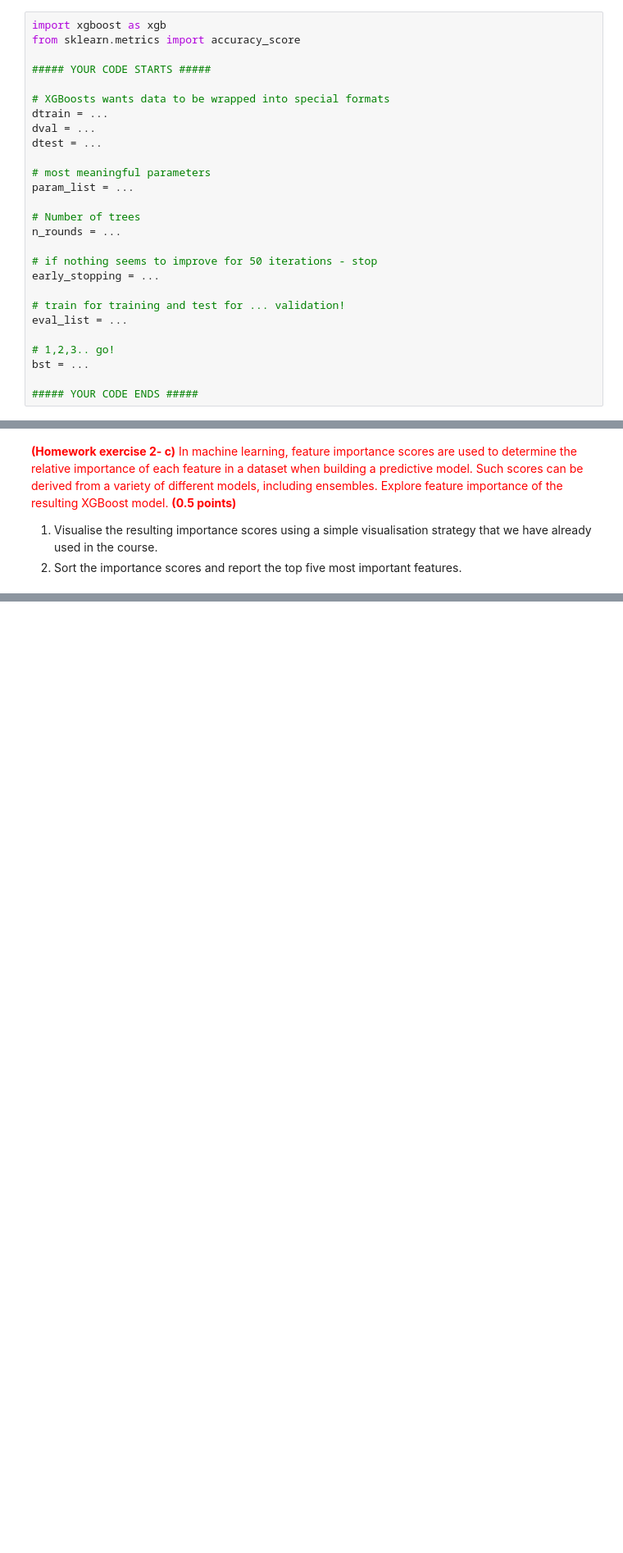
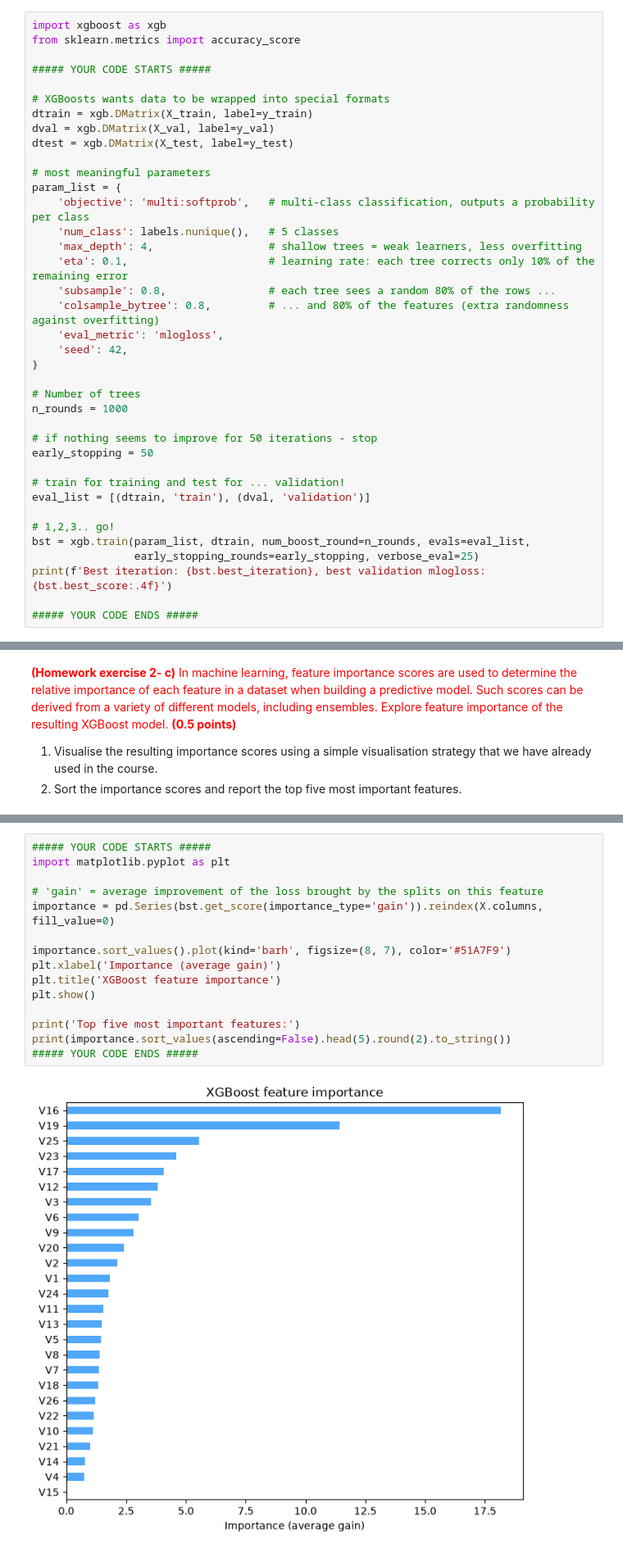
Before and after one commit to Krios39/study, a Jupyter notebook: 1_semester/machine_learning/5_Ensemblelearning_HW.ipynb, the cells around one changed output, grey strips where cells are left out. Shown at 82% size. Saved outputs shown, nothing was run; the diff lists cells and outputs as text; blank space fills up the shorter version.

```diff
--- a/1_semester/machine_learning/5_Ensemblelearning_HW.ipynb
+++ b/1_semester/machine_learning/5_Ensemblelearning_HW.ipynb
@@ -225,23 +295,34 @@ from sklearn.metrics import accuracy_score
 ##### YOUR CODE STARTS #####
 
 # XGBoosts wants data to be wrapped into special formats
-dtrain = ...
-dval = ...
-dtest = ...
+dtrain = xgb.DMatrix(X_train, label=y_train)
+dval = xgb.DMatrix(X_val, label=y_val)
+dtest = xgb.DMatrix(X_test, label=y_test)
 
 # most meaningful parameters
-param_list = ...
+param_list = {
+    'objective': 'multi:softprob',   # multi-class classification, outputs a probability per class
+    'num_class': labels.nunique(),   # 5 classes
+    'max_depth': 4,                  # shallow trees = weak learners, less overfitting
+    'eta': 0.1,                      # learning rate: each tree corrects only 10% of the remaining error
+    'subsample': 0.8,                # each tree sees a random 80% of the rows ...
+    'colsample_bytree': 0.8,         # ... and 80% of the features (extra randomness against overfitting)
+    'eval_metric': 'mlogloss',
+    'seed': 42,
+}
 
 # Number of trees
-n_rounds = ...
+n_rounds = 1000
 
 # if nothing seems to improve for 50 iterations - stop
-early_stopping = ...
+early_stopping = 50
 
 # train for training and test for ... validation!
-eval_list = ...
+eval_list = [(dtrain, 'train'), (dval, 'validation')]
 
 # 1,2,3.. go!
-bst = ...
+bst = xgb.train(param_list, dtrain, num_boost_round=n_rounds, evals=eval_list,
+                early_stopping_rounds=early_stopping, verbose_eval=25)
+print(f'Best iteration: {bst.best_iteration}, best validation mlogloss: {bst.best_score:.4f}')
 
 ##### YOUR CODE ENDS #####
@@ -262,0 +375,17 @@ bst = ...
+# %%
+##### YOUR CODE STARTS #####
+import matplotlib.pyplot as plt
+
+# 'gain' = average improvement of the loss brought by the splits on this feature
+importance = pd.Series(bst.get_score(importance_type='gain')).reindex(X.columns, fill_value=0)
+
+importance.sort_values().plot(kind='barh', figsize=(8, 7), color='#51A7F9')
+plt.xlabel('Importance (average gain)')
+plt.title('XGBoost feature importance')
+plt.show()
+
+print('Top five most important features:')
+print(importance.sort_values(ascending=False).head(5).round(2).to_string())
+##### YOUR CODE ENDS #####
+# %% [output]
+[figure, added]
```
Also changed, not shown: parts of 22 cells of this notebook, 1 other file.
